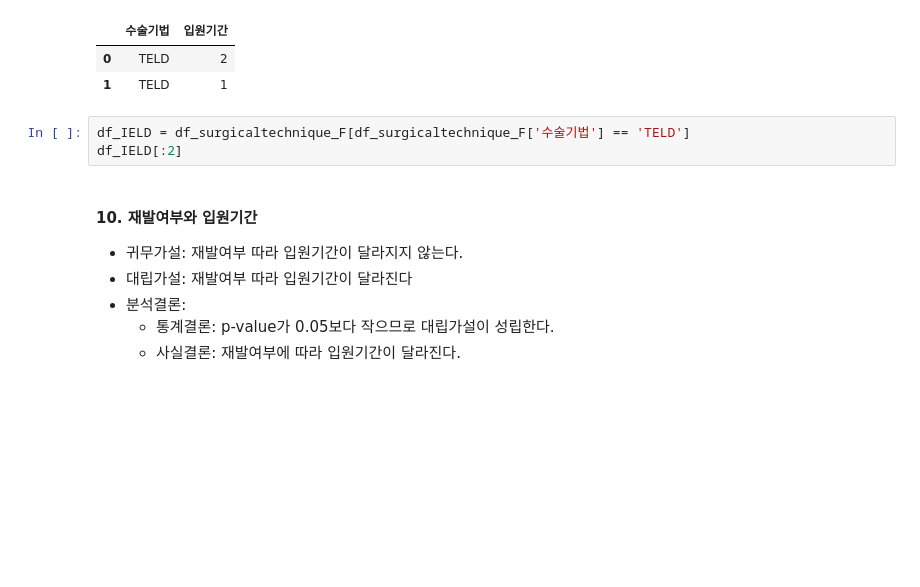
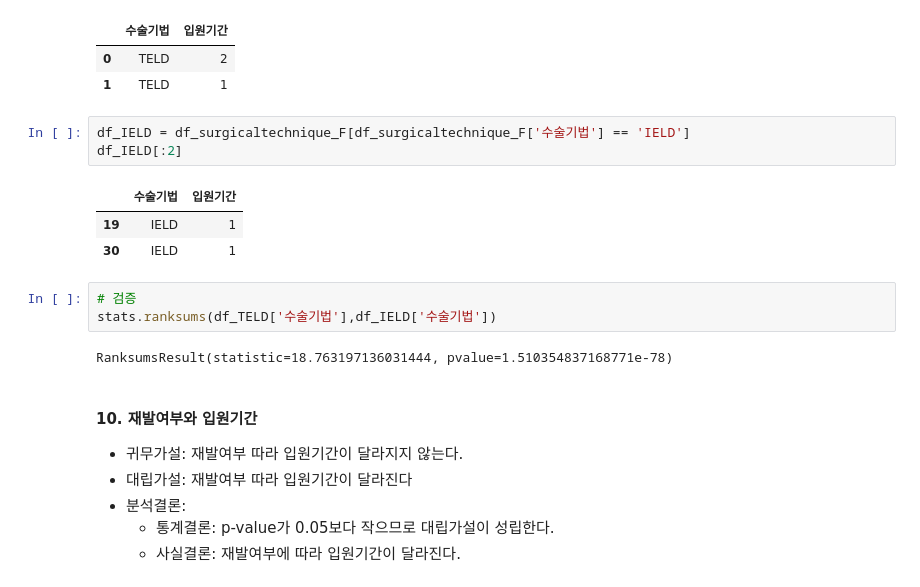
Before and after one commit to dancingKimDH/toy_data_analytics, a Jupyter notebook: codes/CDA/CDA아라.ipynb, the cells around one changed output. Saved outputs shown, nothing was run; the diff lists cells and outputs as text; blank space fills up the shorter version.

```diff
--- a/codes/CDA/CDA아라.ipynb
+++ b/codes/CDA/CDA아라.ipynb
@@ -302,8 +302,17 @@ df_TELD[:2]
 | 0 | TELD | 2 |
 | 1 | TELD | 1 |
 # %%
-df_IELD = df_surgicaltechnique_F[df_surgicaltechnique_F['수술기법'] == 'TELD']
+df_IELD = df_surgicaltechnique_F[df_surgicaltechnique_F['수술기법'] == 'IELD']
 df_IELD[:2]
+# %% [output]
+|  | 수술기법 | 입원기간 |
+| 19 | IELD | 1 |
+| 30 | IELD | 1 |
+# %%
+# 검증
+stats.ranksums(df_TELD['수술기법'],df_IELD['수술기법'])
+# %% [output]
+RanksumsResult(statistic=18.763197136031444, pvalue=1.510354837168771e-78)
 # %% [markdown]
 #### 10. 재발여부와 입원기간
 - 귀무가설: 재발여부 따라 입원기간이 달라지지 않는다.
```
Also changed, not shown: 1 other file.
